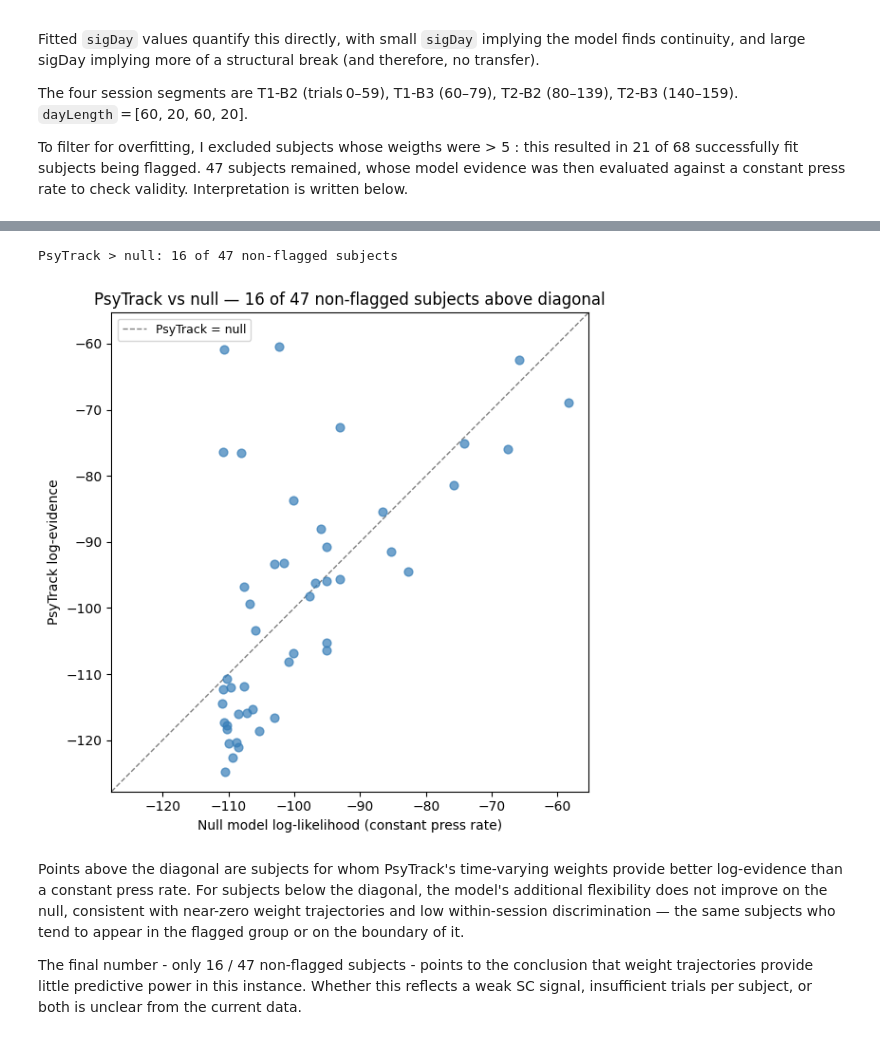
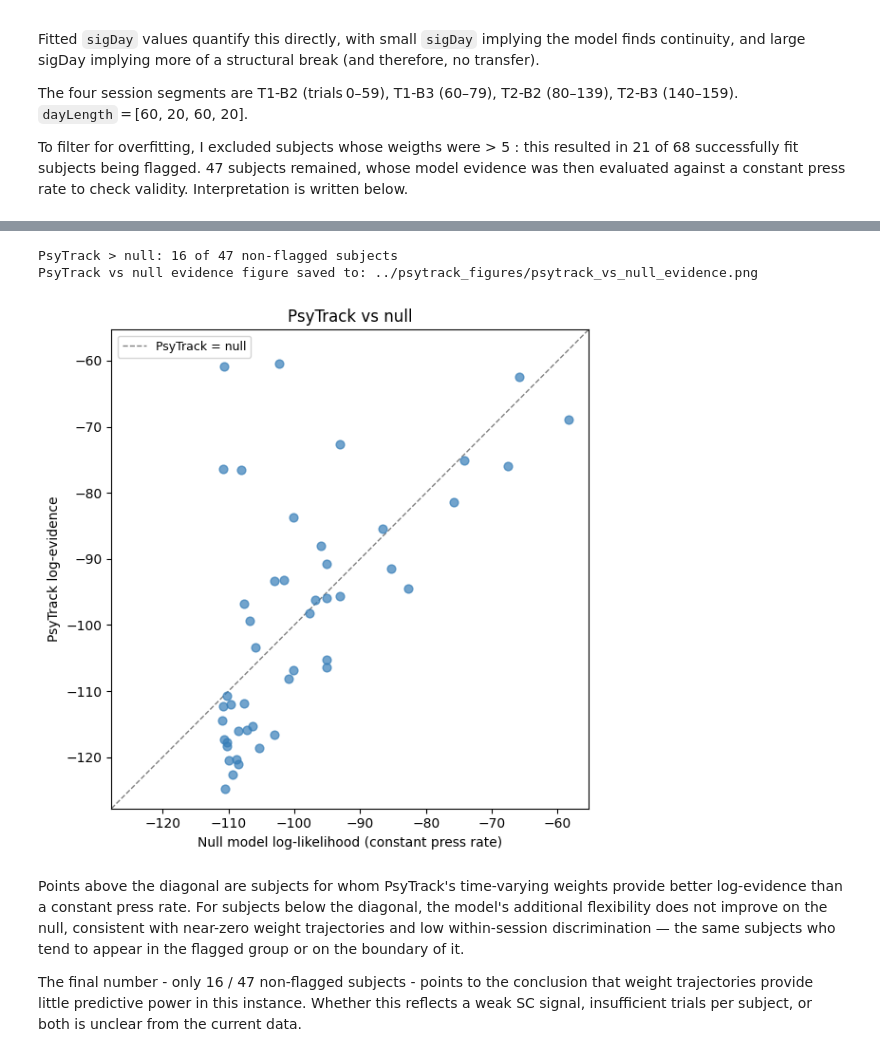
Before and after one commit to ninaedgley/contingency_simulation, a Jupyter notebook: notebooks/05_psytrack_implementation.ipynb, the cells around one changed output, grey strips where cells are left out. Cells and saved outputs as stored; diff of their text form; code cells hidden in the pictures.

```diff
--- a/notebooks/05_psytrack_implementation.ipynb
+++ b/notebooks/05_psytrack_implementation.ipynb
@@ -65,14 +69,9 @@ I used `dayLength` to specify transitions where behaviour was expected to shift.
 - Of the 3 blocks in each task, only blocks 2 and 3 were considered (1 being watch-only, and therefore not producing any 'choice' signal). Block 2 involves 60 trials in which SC, OC, and R function as specified (p = 0.95, 0.90, 0.10 respectively), and press outcomes are shown (reversal, or not). Block 3 does not show outcomes, and involves fewer trials, at 20 overall.
 - The transition between Task 1 and Task 2 is one of the central objects of the experiment's focus : whether SC-learning transfers over. At this boundary, SC and OC swap. To observe the effects of this transition, I needed to consider Task 1 and 2 both separately and as a unit. `dayLength` is defined as [60,20] for task-specific models, and [60,20,60,20] for the 'whole-experiment' model.
 # %%
+# OC and R swap correction - ensuring that role-based OC predictors align across tasks, despite the change in the underlying property
+
 def infer_task_property_specs(df_task):
-    """Infer role-based SC and OC inputs for one subject-task.
-
-    PsyTrack needs indicators for the trial-level predictors of behaviour. For OC,
-    that means the property value defining rows with trial_role == 'OC'. In Task 2,
-    this deliberately does not use prop_OC directly: after the behavioural metadata
-    correction, the role-based OC predictor aligns with prop_R.
-    """
     roles = {r: df_task.loc[df_task["trial_role"] == r] for r in ["SC", "OC", "R"]}
     subject_id = df_task["subject_id"].iloc[0]
     task = int(df_task["task"].iloc[0])
@@ -104,9 +103,7 @@ def infer_task_property_specs(df_task):
         "metadata_prop_R": df_task["prop_R"].iloc[0],
     }
 
-
 def validate_role_based_specs(active_df):
-    """Check how role-derived OC inputs relate to corrected metadata labels."""
     rows = []
     for _, df_task in active_df.groupby(["subject_id", "task"]):
         specs = infer_task_property_specs(df_task)
@@ -121,16 +118,15 @@ def validate_role_based_specs(active_df):
         })
     validation = pd.DataFrame(rows)
     print("Role-derived OC predictor vs corrected metadata labels:")
+    print()
     print(pd.crosstab(validation["task"], validation["matches_prop_OC"], rownames=["task"], colnames=["matches prop_OC"]))
+    print()
     print(pd.crosstab(validation["task"], validation["matches_prop_R"], rownames=["task"], colnames=["matches prop_R"]))
     return validation
 
-
 spec_validation = validate_role_based_specs(active)
 
-
 def build_task_dataset(df_task):
-    """PsyTrack dataset for one subject (one task)."""
     df_task = df_task.sort_values(["block", "trial_n"]).reset_index(drop=True).copy()
     specs = infer_task_property_specs(df_task)
     dataset = {
@@ -146,8 +142,9 @@ def build_task_dataset(df_task):
     return dataset, specs
 
 
+# PsyTrack dataset for single subjects (both tasks concatenated, with task transition). Fit to D
+
 def build_subject_dataset(subject_df):
-    """PsyTrack dataset for one subject (both tasks are concatenated)."""
     subject_id = subject_df["subject_id"].iloc[0]
     parts = {"SC": [], "OC": [], "prevChoice": [], "y": []}
 
@@ -181,9 +178,7 @@ def build_subject_dataset(subject_df):
         "dayLength": np.array([60, 20, 60, 20]),
     }
 
-
 def fit_psytrack(D, use_sigday=True):
-    """Fit PsyTrack on D; optimise sigma (and sigDay when use_sigday=True)."""
     weights = {"bias": 1, "SC": 1, "OC": 1, "prevChoice": 1}
     K = sum(weights.values())
     hyper = {
@@ -242,6 +239,8 @@ Per-task fits (3 illustrative subjects):
   67792abbab2fa21b T1: log evidence = -65.8
   67792abbab2fa21b T2: log evidence = -65.0
 # %%
+# Figures - Individual weight trajectories across tasks
+
 fig, axes = plt.subplots(2, len(test_subjects), figsize=(5 * len(test_subjects), 7), sharey="row")
 
 for row, task in enumerate([1, 2]):
@@ -261,7 +260,7 @@ for row, task in enumerate([1, 2]):
             ax.fill_between(t, w - s, w + s, color=c, alpha=0.18)
             ax.plot(t, w, color=c, lw=1.8, label=name, zorder=WEIGHT_ZORDER.get(name, 3))
 
-        ax.set_xlabel("Trial within task", fontsize=9)
+        ax.set_xlabel("Trial", fontsize=9)
         if col == 0:
             ax.set_ylabel(f"Task {task} \u2014 weight", fontsize=9)
         if row == 0:
@@ -274,6 +273,7 @@ fig.suptitle(
     fontsize=11,
 )
 plt.tight_layout()
-plt.savefig(FIGURES_PATH / "per_task_weight_trajectories.png", dpi=150)
+plt.savefig(FIGURES_PATH / "individual_weight_trajectories.png", dpi=150)
 plt.show()
+print("Figures saved to:", FIGURES_PATH / "individual_weight_trajectories.png")
 # %% [output]
@@ -289,6 +290,8 @@ Despite these swings, the three test subjects were kept - they represent the ran
 
 Weights are in logit space, so a weight of +1 on OC corresponds to an increase in press probability from 50% (at bias only) to approximately 73% when OC-positive is present. Weights above ~3 imply near-deterministic pressing and are an indicator of overfitting on short sequences. Given the small trial count relative to PsyTrack's typical range, this is unsurprising.
 # %%
+# Figures - Predicted vs empirical press rate (10-trial rolling mean)
+
 fig, axes = plt.subplots(len(test_subjects), 2, figsize=(12, 3.5 * len(test_subjects)), sharey=True)
 
 for row, subject_id in enumerate(test_subjects):
@@ -309,11 +312,12 @@ for row, subject_id in enumerate(test_subjects):
         roll_pred = pd.Series(p_pred).rolling(10, min_periods=1, center=True).mean().values
         roll_emp  = pd.Series(y).rolling(10, min_periods=1, center=True).mean().values
 
+        # Figures
         ax.plot(t, roll_pred, color=WEIGHT_COLORS["SC"], lw=2.0, label="model")
         ax.plot(t, roll_emp,  color="black", lw=1.5, ls="--", alpha=0.7, label="empirical")
         ax.axvline(59.5, color="navy", lw=1.0, ls=":", alpha=0.6)
         ax.set_ylim(-0.07, 1.07)
-        ax.set_xlabel("Trial within task", fontsize=9)
+        ax.set_xlabel("Trial", fontsize=9)
         if col == 0:
             ax.set_ylabel(subject_id[:8] + "…", fontsize=9)
         if row == 0:
@@ -322,10 +326,11 @@ for row, subject_id in enumerate(test_subjects):
             ax.legend(fontsize=8, loc="upper right")
 
 fig.suptitle(
-    "Predicted vs empirical press rate — three test subjects (10-trial rolling mean)",
+    "Predicted vs empirical press rate (10-trial rolling mean)",
     fontsize=11,
 )
 plt.tight_layout()
-plt.savefig(FIGURES_PATH / "psytrack_behavioural_validation.png", dpi=150)
+plt.savefig(FIGURES_PATH / "predicted_vs_empirical_press_rate.png", dpi=150)
 plt.show()
+print("Figures saved to:", FIGURES_PATH / "predicted_vs_empirical_press_rate.png")
 # %% [output]
@@ -439,37 +585,38 @@ for subject_id, fit in v2_fits.items():
     y = (fit["D"]["y"] - 1).astype(float)
     p_null = float(y.mean())
     null_ll = float(np.sum(
         y * np.log(p_null + 1e-12) + (1 - y) * np.log(1 - p_null + 1e-12)
     ))
     null_rows.append({"subject_id": subject_id, "psytrack_evd": fit["evd"], "null_ll": null_ll})
 
 evd_df = pd.DataFrame(null_rows)
 good_evd = evd_df[~evd_df["subject_id"].isin(flagged_ids)]
 n_above = int((good_evd["psytrack_evd"] > good_evd["null_ll"]).sum())
 
 print(f"PsyTrack > null: {n_above} of {len(good_evd)} non-flagged subjects")
+print("Figure saved to:", FIGURES_PATH / "psytrack_vs_null_evidence.png")
 
 lo = min(good_evd["null_ll"].min(), good_evd["psytrack_evd"].min()) - 3
 hi = max(good_evd["null_ll"].max(), good_evd["psytrack_evd"].max()) + 3
 
 fig, ax = plt.subplots(figsize=(6, 6))
 ax.scatter(good_evd["null_ll"], good_evd["psytrack_evd"],
            color=WEIGHT_COLORS["OC"], alpha=0.7, s=40, zorder=3)
 ax.plot([lo, hi], [lo, hi], color="grey", lw=1.0, ls="--", zorder=1, label="PsyTrack = null")
 ax.set_xlim(lo, hi)
 ax.set_ylim(lo, hi)
 ax.set_xlabel("Null model log-likelihood (constant press rate)")
 ax.set_ylabel("PsyTrack log-evidence")
-ax.set_title(
-    f"PsyTrack vs null — {n_above} of {len(good_evd)} non-flagged subjects above diagonal"
-)
+ax.set_title("PsyTrack vs null")
 ax.legend(fontsize=9)
+
 plt.tight_layout()
 plt.savefig(FIGURES_PATH / "psytrack_vs_null_evidence.png", dpi=150)
 plt.show()
 # %% [output]
 PsyTrack > null: 16 of 47 non-flagged subjects
+PsyTrack vs null evidence figure saved to: ../psytrack_figures/psytrack_vs_null_evidence.png
-[figure, old version]
+[figure, new version]
 # %% [markdown]
 Points above the diagonal are subjects for whom PsyTrack's time-varying weights provide better log-evidence than a constant press rate. For subjects below the diagonal, the model's additional flexibility does not improve on the null, consistent with near-zero weight trajectories and low within-session discrimination — the same subjects who tend to appear in the flagged group or on the boundary of it.
 
```
Also changed, not shown: parts of 16 cells of this notebook, 24 other files.
